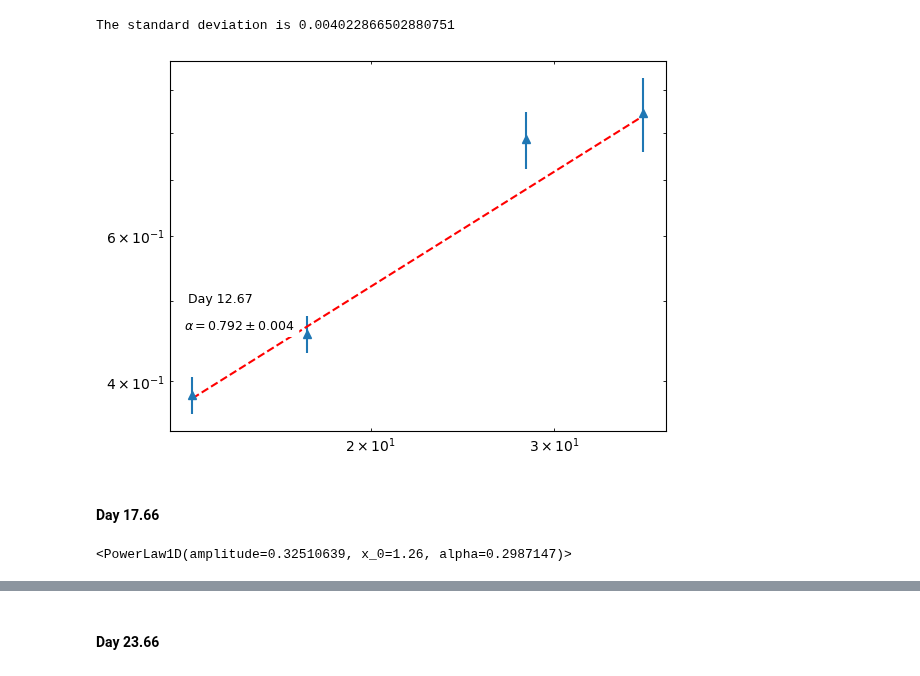
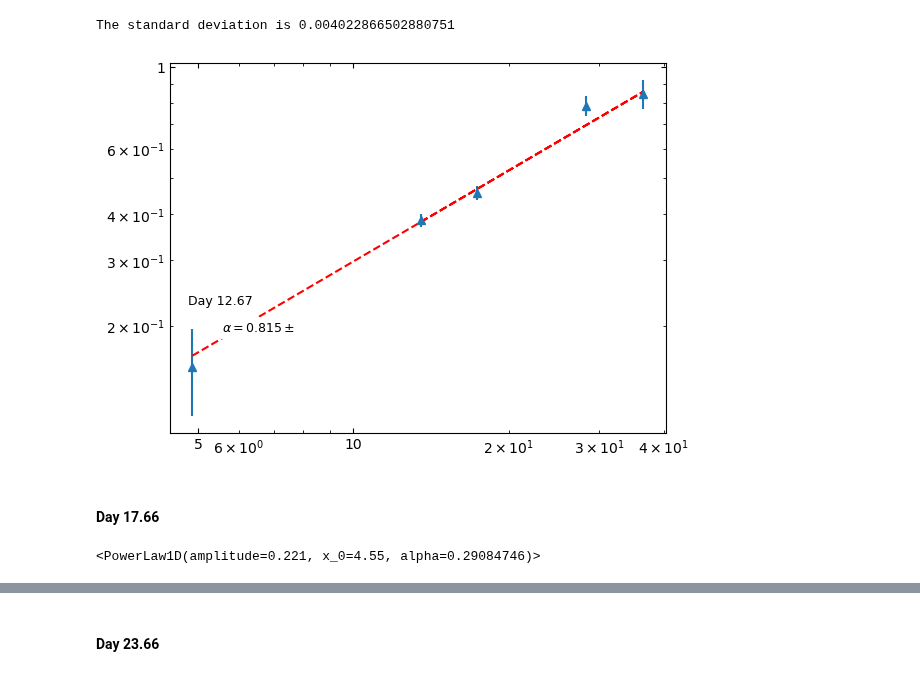
Before and after one commit to Wilhelm005/Research-Code, a Jupyter notebook: V1535Sco_Spectral_Index.ipynb, the cells around one changed output, grey strips where cells are left out. Cells and saved outputs as stored; diff of their text form; code cells hidden in the pictures.

```diff
--- a/V1535Sco_Spectral_Index.ipynb
+++ b/V1535Sco_Spectral_Index.ipynb
@@ -661,20 +655,20 @@ The standard deviation is 0.004022866502880751
 # %%
 fig,ax = plt.subplots()
 mask = df4['Flux Density (mJy)'] > 3 * df4['Uncertainty (mJy)']  # apply detection threshold
 if mask.any():  # proceed only if at least one detection
     ax.errorbar(df4['Freq (GHz)'][mask], df4['Flux Density (mJy)'][mask], yerr=df4['Uncertainty (mJy)'][mask], fmt='^')
     ax.set_xscale('log')
     ax.set_xticks([1, 5, 10, 50], labels=['1', '5', '10', '50'])
     ax.set_yscale('log')
     ax.set_yticks([1, 5, 10, 20, 50], labels=['1', '5', '10', '20', '50'])
     ax.annotate('Day 12.67', xy=(60, 100), xycoords='axes points', size=9, ha='right', va='top', bbox=dict(boxstyle='round', fc='w', ec="w"))
     ax.tick_params(axis='both', which='both', direction='in', top=True, right=True)
     ax.plot(df4['Freq (GHz)'][mask], fit_model_weights4(df4['Freq (GHz)'][mask]), 'r--')
-    ax.annotate('${\u03B1 = 0.792 \\pm 0.004}$', xy=(90, 80), xycoords='axes points', size=9, ha='right', va='top', bbox=dict(boxstyle='round', fc='w', ec="w"))
+    ax.annotate('${\u03B1 = 0.815 \\pm }$', xy=(90, 80), xycoords='axes points', size=9, ha='right', va='top', bbox=dict(boxstyle='round', fc='w', ec="w"))
 
 plt.show();
 # %% [output]
-[figure, old version]
+[figure, new version]
 # %% [markdown]
 #### Day 17.66
 # %%
@@ -686,25 +696,27 @@ if mask.any():
 # %%
-PL5 =  PowerLaw1D(amplitude = y5[0], x_0= x5[0], alpha= .2,
+fit5 = fitting.LevMarLSQFitter(calc_uncertainties=True)
+
+PL5 =  PowerLaw1D(amplitude = y5[0], x_0= x5[0], alpha= .3,
                      bounds={
         'amplitude': (0, None),  # Amplitude should be positive
-        'x_0': (min(x5), max(x5)),  # Frequency must stay within data
+        #'x_0': (x3[0], x3[0]),  # Frequency must stay within data
         'alpha': (-10, 10)  # Keep alpha within a realistic range
-    })
+    },
+                 fixed={'x_0': True})
 
     #Initialize fitters
     #setting calc_uncertainties=True to output errors on measurement
 
-fit5 = fitting.LevMarLSQFitter(calc_uncertainties=True)
 
     #Fit the data w/o weights
-fit_model5 = fit5(PL5, x5, y5, maxiter=10000)
+fit_model5 = fit5(PL5, x5, y5)
 
     #weight is 1/error^2
 y_weight5 = 1/ (np.power(yerr5,2))
 
     # fit the data using the uncertainties as weights
-fit_model_weights5 = fit5(PL5, x5, y5, weights=y_weight5, maxiter=10000)
+fit_model_weights5 = fit5(PL5, x5, y5, weights=y_weight5)
 
 fit_model_weights5
 # %% [output]
-<PowerLaw1D(amplitude=0.32510639, x_0=1.26, alpha=0.2987147)>
+<PowerLaw1D(amplitude=0.221, x_0=4.55, alpha=0.29084746)>
```
Also changed, not shown: parts of 36 cells of this notebook, 1 other file.
